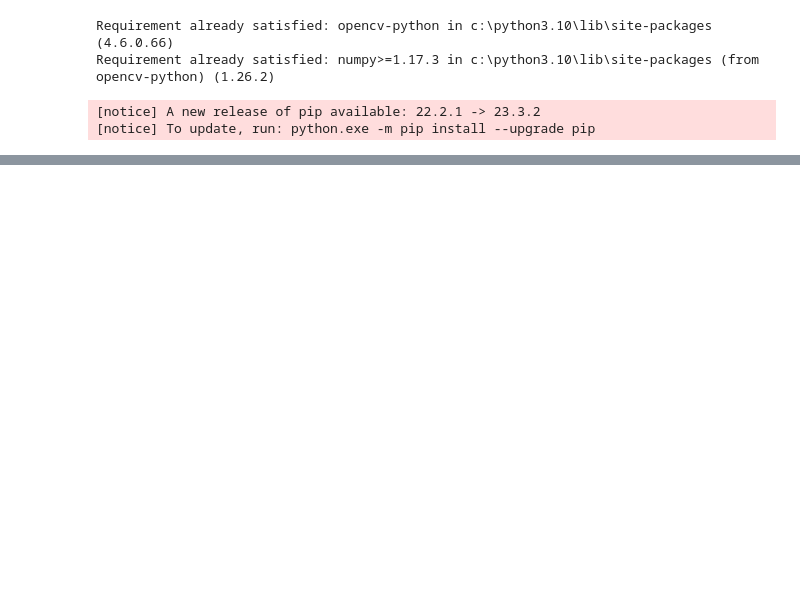
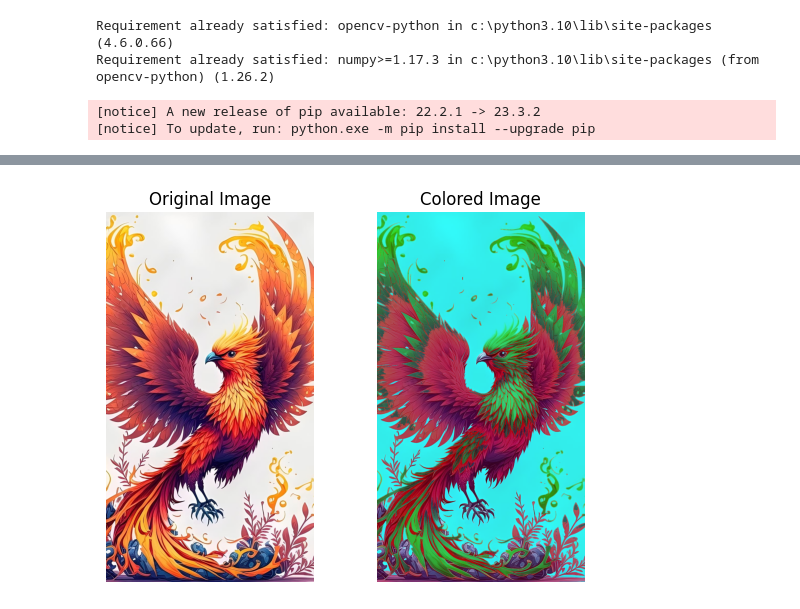
Before and after one commit to RoksanaMaya/OpenCV, a Jupyter notebook: openCV_manupulation.ipynb, the cells around one changed output, grey strips where cells are left out. Saved outputs shown, nothing was run; the diff lists cells and outputs as text; code cells hidden in the pictures; blank space fills up the shorter version.

```diff
--- a/openCV_manupulation.ipynb
+++ b/openCV_manupulation.ipynb
@@ -27,0 +128,35 @@ image_rgb.shape
+# %%
+# Split the image into color channels
+blue, green, red = cv2.split(image_cv2)
+
+# Increase intensity of the red channel
+red = np.clip(red + 50, 50, 175)  # Increase intensity by 50 (clipped to stay within [0, 255])
+
+# # Increase intensity of the red channel
+#blue = np.clip(blue + 209, 157,  100)
+
+# # Increase intensity of the red channel
+# green = np.clip(green + 209, 100, 200)
+# # Merge the modified channels back into a colored image
+colored_image = cv2.merge([blue, green, red])
+
+# # Convert BGR to RGB (OpenCV uses BGR by default)
+colored_image_rgb = cv2.cvtColor(colored_image, cv2.COLOR_BGR2RGB)
+
+# Display the original and colored images side by side
+
+# Original Image
+plt.subplot(1, 2, 1)
+plt.imshow(cv2.cvtColor(image_cv2, cv2.COLOR_BGR2RGB))
+plt.title('Original Image')
+plt.axis('off')
+
+# Colored Image
+plt.subplot(1, 2, 2)
+plt.imshow(colored_image_rgb)
+plt.title('Colored Image')
+plt.axis('off')
+# show
+plt.show()
+# %% [output]
+[figure, added]
```
Also changed, not shown: parts of 23 cells of this notebook.
